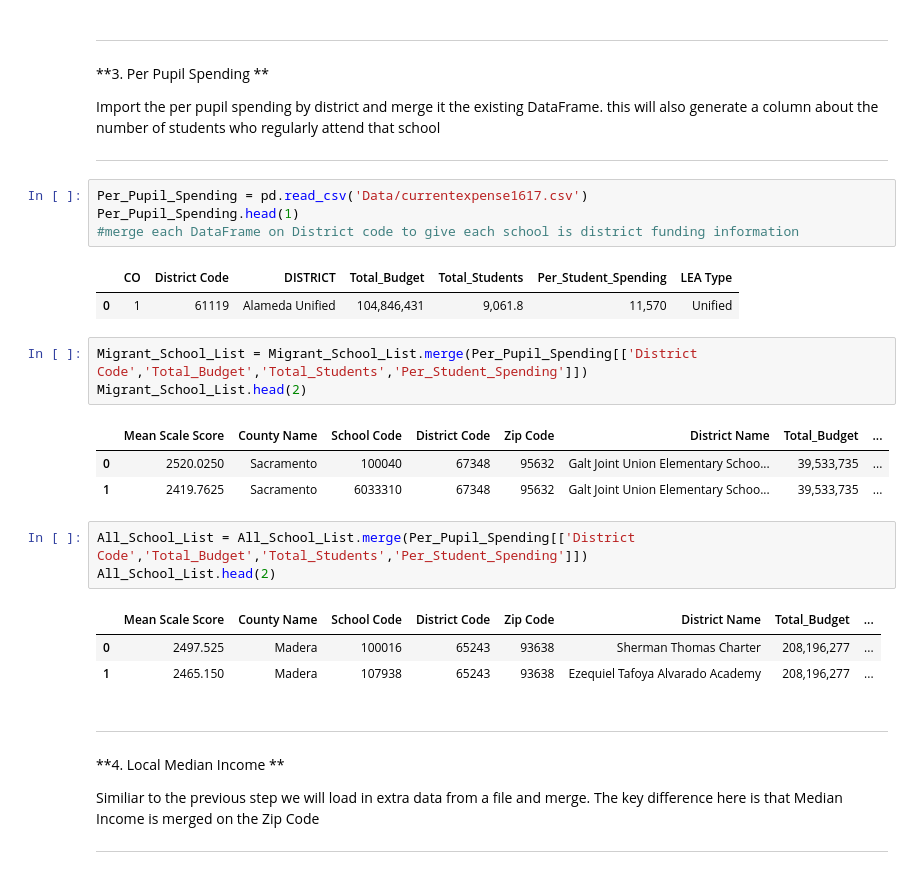
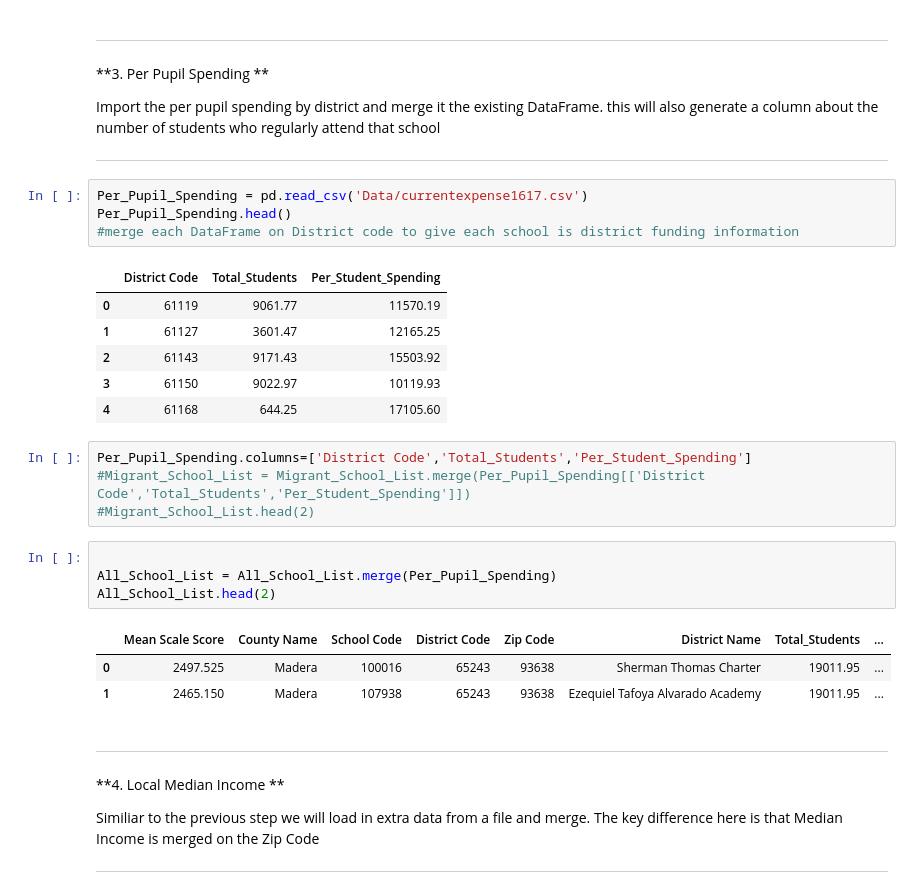
Before and after one commit to NathanLaird/Migrant-Education, a Jupyter notebook: Data_Wrangling.ipynb, the cells around one changed output. Saved outputs shown, nothing was run; the diff lists cells and outputs as text.

```diff
--- a/Data_Wrangling.ipynb
+++ b/Data_Wrangling.ipynb
@@ -126,25 +127,27 @@ Import the per pupil spending by district and merge it the existing DataFrame. t
 ****
 # %%
 Per_Pupil_Spending = pd.read_csv('Data/currentexpense1617.csv')
-Per_Pupil_Spending.head(1)
+Per_Pupil_Spending.head()
 #merge each DataFrame on District code to give each school is district funding information
 # %% [output]
-|  | ﻿CO | District Code | DISTRICT | Total_Budget | Total_Students | Per_Student_Spending | LEA Type |
-| 0 | 1 | 61119 | Alameda Unified | 104,846,431 | 9,061.8 | 11,570 | Unified |
+|  | ﻿District Code | Total_Students | Per_Student_Spending |
+| 0 | 61119 | 9061.77 | 11570.19 |
+| 1 | 61127 | 3601.47 | 12165.25 |
+| 2 | 61143 | 9171.43 | 15503.92 |
+| 3 | 61150 | 9022.97 | 10119.93 |
+| 4 | 61168 | 644.25 | 17105.60 |
 # %%
-Migrant_School_List = Migrant_School_List.merge(Per_Pupil_Spending[['District Code','Total_Budget','Total_Students','Per_Student_Spending']])
-Migrant_School_List.head(2)
+Per_Pupil_Spending.columns=['District Code','Total_Students','Per_Student_Spending']
+#Migrant_School_List = Migrant_School_List.merge(Per_Pupil_Spending[['District Code','Total_Students','Per_Student_Spending']])
+#Migrant_School_List.head(2)
-# %% [output]
-|  | Mean Scale Score | County Name | School Code | District Code | Zip Code | District Name | Total_Budget | ... |
-| 0 | 2520.0250 | Sacramento | 100040 | 67348 | 95632 | Galt Joint Union Elementary Schoo... | 39,533,735 | ... |
-| 1 | 2419.7625 | Sacramento | 6033310 | 67348 | 95632 | Galt Joint Union Elementary Schoo... | 39,533,735 | ... |
 # %%
-All_School_List = All_School_List.merge(Per_Pupil_Spending[['District Code','Total_Budget','Total_Students','Per_Student_Spending']])
+
+All_School_List = All_School_List.merge(Per_Pupil_Spending)
 All_School_List.head(2)
 # %% [output]
-|  | Mean Scale Score | County Name | School Code | District Code | Zip Code | District Name | Total_Budget | ... |
-| 0 | 2497.525 | Madera | 100016 | 65243 | 93638 | Sherman Thomas Charter | 208,196,277 | ... |
-| 1 | 2465.150 | Madera | 107938 | 65243 | 93638 | Ezequiel Tafoya Alvarado Academy | 208,196,277 | ... |
+|  | Mean Scale Score | County Name | School Code | District Code | Zip Code | District Name | Total_Students | ... |
+| 0 | 2497.525 | Madera | 100016 | 65243 | 93638 | Sherman Thomas Charter | 19011.95 | ... |
+| 1 | 2465.150 | Madera | 107938 | 65243 | 93638 | Ezequiel Tafoya Alvarado Academy | 19011.95 | ... |
 # %% [markdown]
 ****
 **4. Local Median Income **
```
Also changed, not shown: parts of 9 cells of this notebook, 5 other files.
